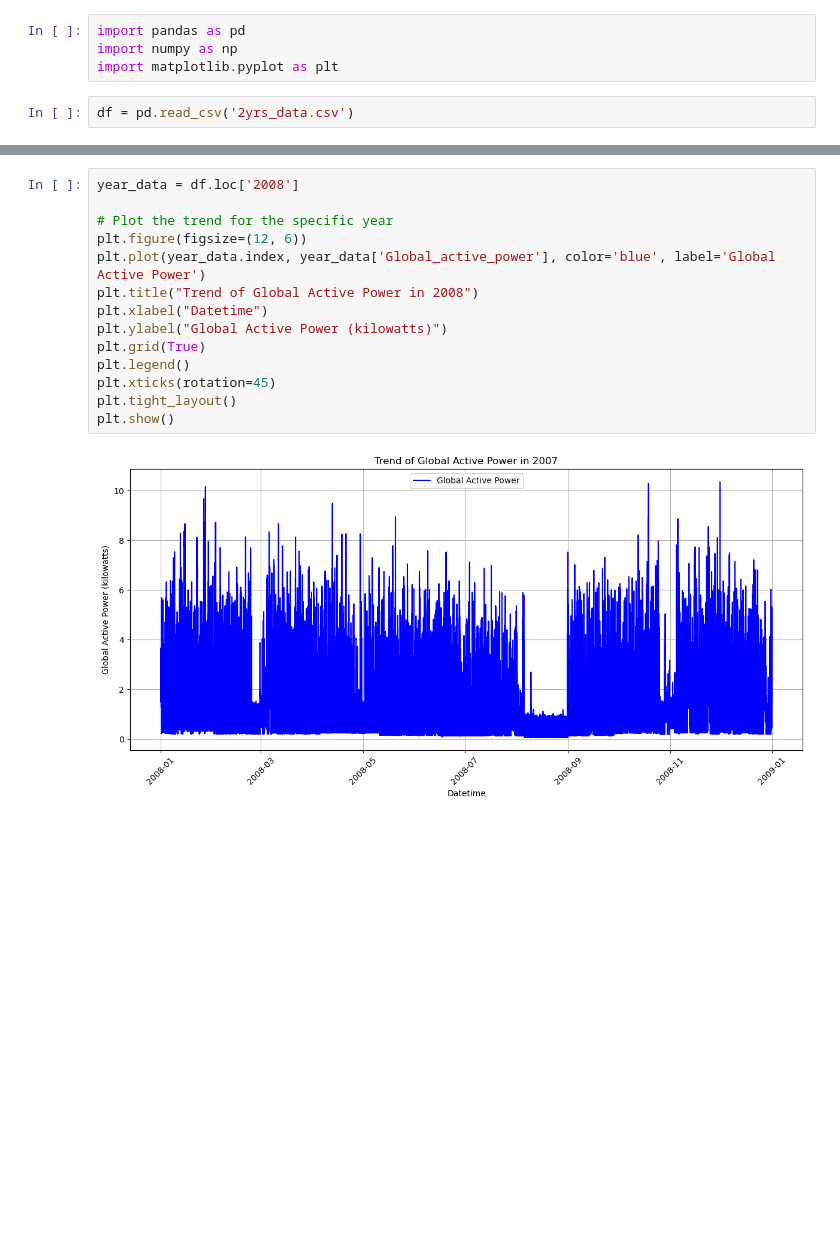
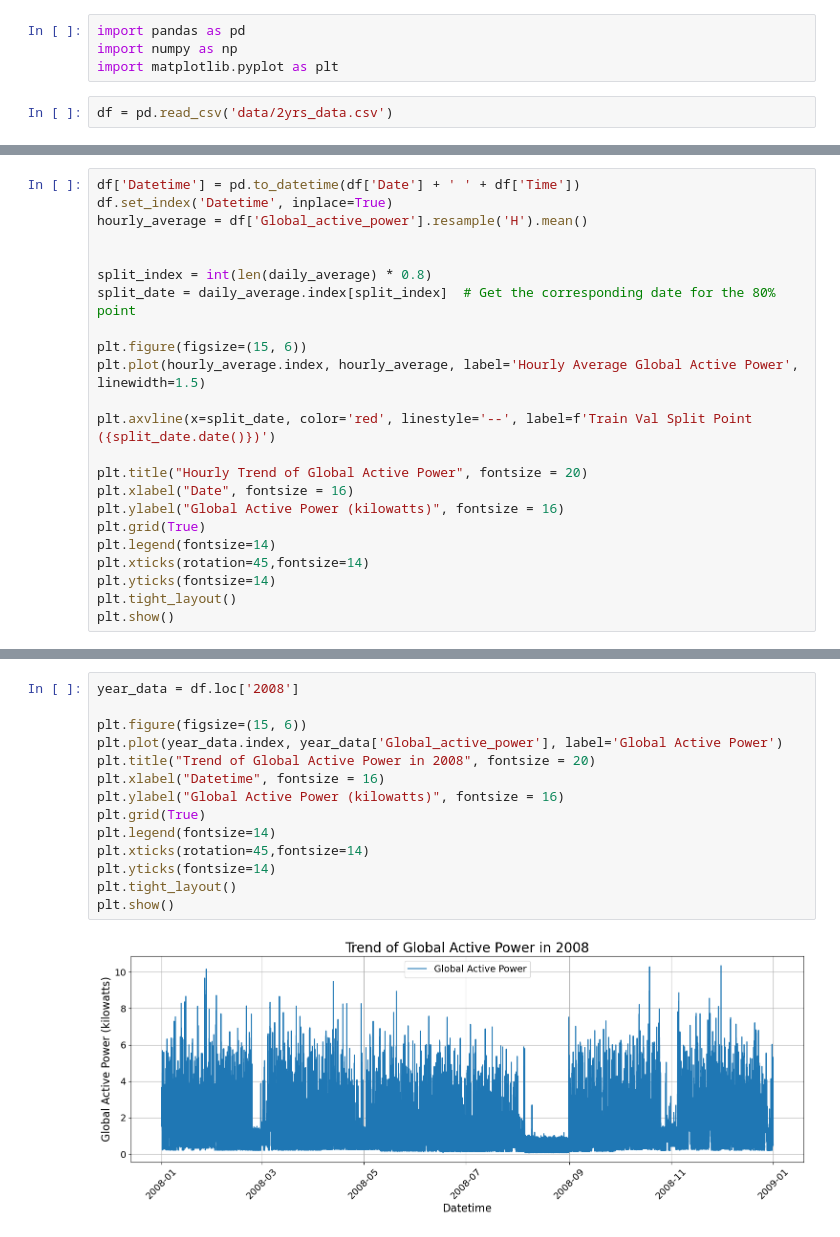
Before and after one commit to LyricLrs/Prediction-of-Individual-Household-Electric-Power-Consumption, a Jupyter notebook: EDA.ipynb, the cells around one changed output, grey strips where cells are left out. Saved outputs shown, nothing was run; the diff lists cells and outputs as text; blank space fills up the shorter version.

```diff
--- a/EDA.ipynb
+++ b/EDA.ipynb
@@ -5,4 +5,4 @@ import pandas as pd
 import numpy as np
 import matplotlib.pyplot as plt
 # %%
-df = pd.read_csv('2yrs_data.csv')
+df = pd.read_csv('data/2yrs_data.csv')
@@ -37,0 +63,23 @@ plt.show()
+# %%
+df['Datetime'] = pd.to_datetime(df['Date'] + ' ' + df['Time'])
+df.set_index('Datetime', inplace=True)
+hourly_average = df['Global_active_power'].resample('H').mean()
+
+
+split_index = int(len(daily_average) * 0.8)
+split_date = daily_average.index[split_index]  # Get the corresponding date for the 80% point
+
+plt.figure(figsize=(15, 6))
+plt.plot(hourly_average.index, hourly_average, label='Hourly Average Global Active Power', linewidth=1.5)
+
+plt.axvline(x=split_date, color='red', linestyle='--', label=f'Train Val Split Point ({split_date.date()})')
+
+plt.title("Hourly Trend of Global Active Power", fontsize = 20)
+plt.xlabel("Date", fontsize = 16)
+plt.ylabel("Global Active Power (kilowatts)", fontsize = 16)
+plt.grid(True)
+plt.legend(fontsize=14)
+plt.xticks(rotation=45,fontsize=14)
+plt.yticks(fontsize=14)
+plt.tight_layout()
+plt.show()
@@ -53,19 +104,19 @@ plt.show()
 # %%
 year_data = df.loc['2008']
 
-# Plot the trend for the specific year
-plt.figure(figsize=(12, 6))
-plt.plot(year_data.index, year_data['Global_active_power'], color='blue', label='Global Active Power')
-plt.title("Trend of Global Active Power in 2008")
-plt.xlabel("Datetime")
-plt.ylabel("Global Active Power (kilowatts)")
+plt.figure(figsize=(15, 6))
+plt.plot(year_data.index, year_data['Global_active_power'], label='Global Active Power')
+plt.title("Trend of Global Active Power in 2008", fontsize = 20)
+plt.xlabel("Datetime", fontsize = 16)
+plt.ylabel("Global Active Power (kilowatts)", fontsize = 16)
 plt.grid(True)
-plt.legend()
-plt.xticks(rotation=45)
+plt.legend(fontsize=14)
+plt.xticks(rotation=45,fontsize=14)
+plt.yticks(fontsize=14)
 plt.tight_layout()
 plt.show()
 # %% [output]
-[figure, old version]
+[figure, new version]
 # %%
 df['Datetime'] = pd.to_datetime(df['Date'] + ' ' + df['Time'])
 df['Hour'] = df['Datetime'].dt.hour
```
Also changed, not shown: parts of 5 cells of this notebook, 2 other files.
